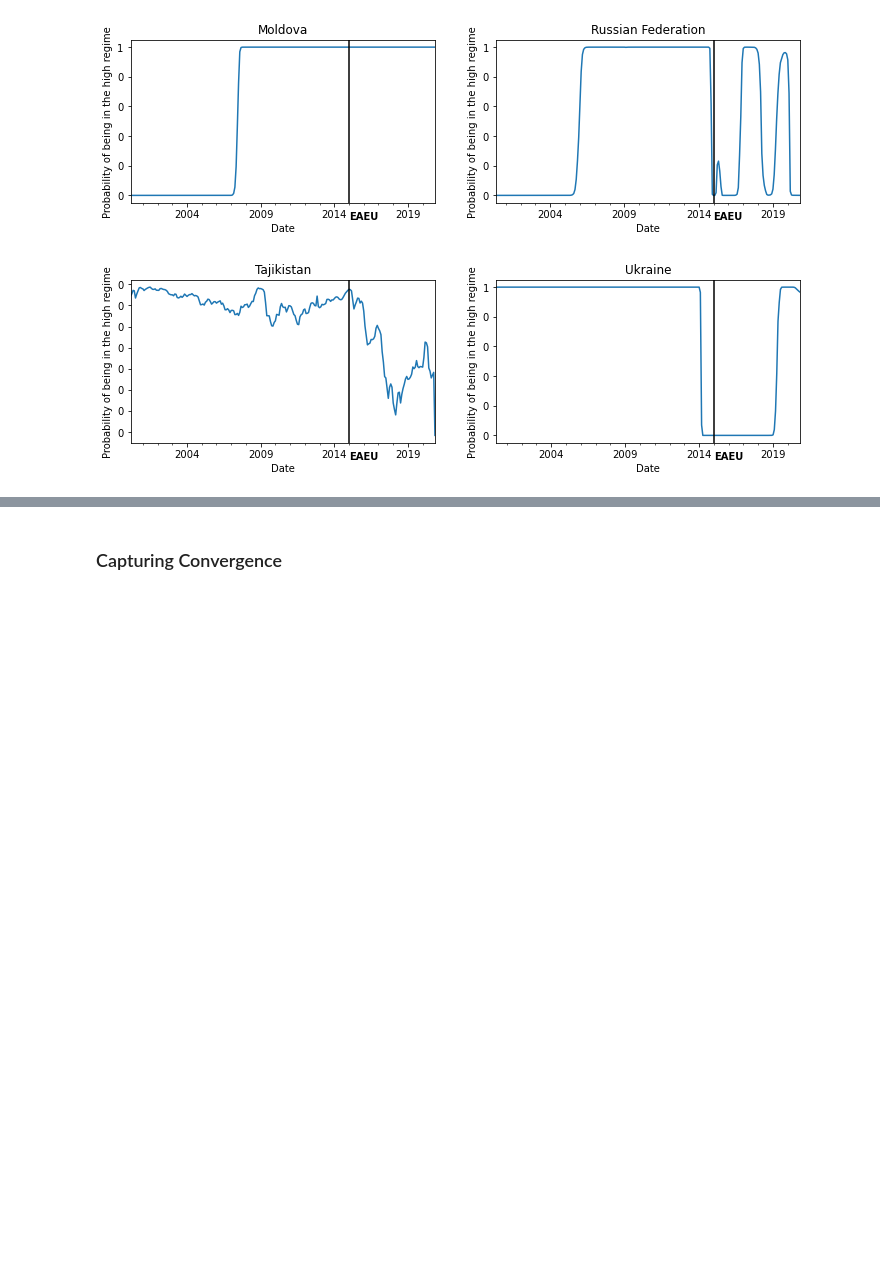
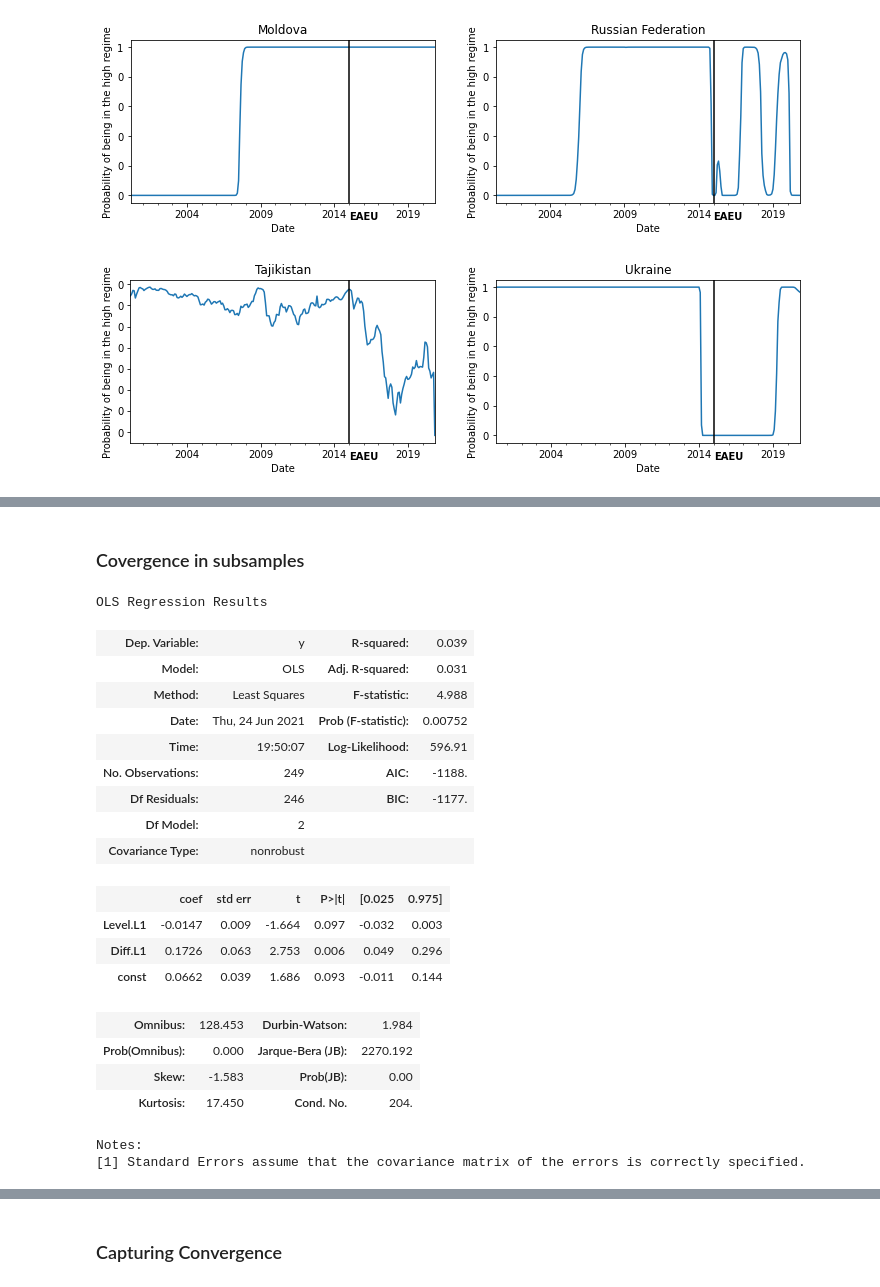
Before and after one commit to vlad-yeghiazaryan/PPP-in-EAEU, a Jupyter notebook: PPP_in_EAEU.ipynb, the cells around one changed output, grey strips where cells are left out. Saved outputs shown, nothing was run; the diff lists cells and outputs as text; code cells hidden in the pictures; blank space fills up the shorter version.

Commit message:
covergence in subsamples

```diff
--- a/PPP_in_EAEU.ipynb
+++ b/PPP_in_EAEU.ipynb
@@ -301,0 +308,26 @@ meanBehavior
+# %% [markdown]
+### Covergence in subsamples
+# %%
+adf = ADF(dataLogs['Armenia'])
+adf.regression.summary()
+# %% [output]
+OLS Regression Results
+| Dep. Variable: | y | R-squared: | 0.039 |
+| Model: | OLS | Adj. R-squared: | 0.031 |
+| Method: | Least Squares | F-statistic: | 4.988 |
+| Date: | Thu, 24 Jun 2021 | Prob (F-statistic): | 0.00752 |
+| Time: | 19:50:07 | Log-Likelihood: | 596.91 |
+| No. Observations: | 249 | AIC: | -1188. |
+| Df Residuals: | 246 | BIC: | -1177. |
+| Df Model: | 2 |  |  |
+| Covariance Type: | nonrobust |  |  |
+|  | coef | std err | t | P>|t| | [0.025 | 0.975] |
+| Level.L1 | -0.0147 | 0.009 | -1.664 | 0.097 | -0.032 | 0.003 |
+| Diff.L1 | 0.1726 | 0.063 | 2.753 | 0.006 | 0.049 | 0.296 |
+| const | 0.0662 | 0.039 | 1.686 | 0.093 | -0.011 | 0.144 |
+| Omnibus: | 128.453 | Durbin-Watson: | 1.984 |
+| Prob(Omnibus): | 0.000 | Jarque-Bera (JB): | 2270.192 |
+| Skew: | -1.583 | Prob(JB): | 0.00 |
+| Kurtosis: | 17.450 | Cond. No. | 204. |
+Notes:
+[1] Standard Errors assume that the covariance matrix of the errors is correctly specified.
```
Also changed, not shown: parts of 14 cells of this notebook, 1 other file.
